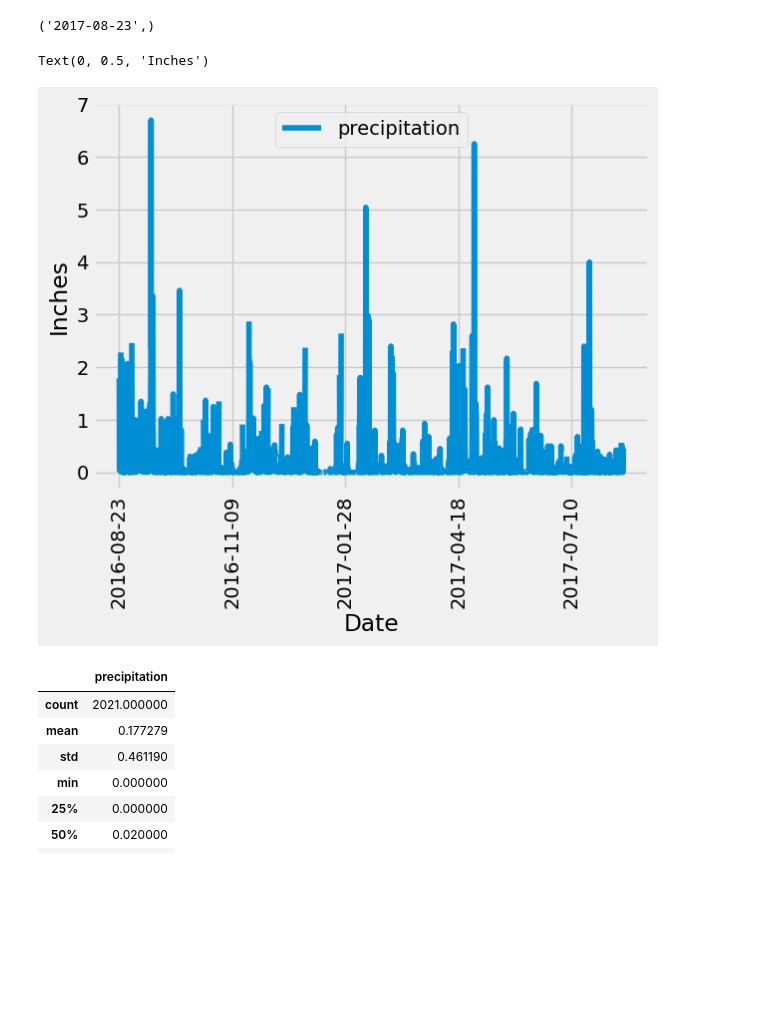
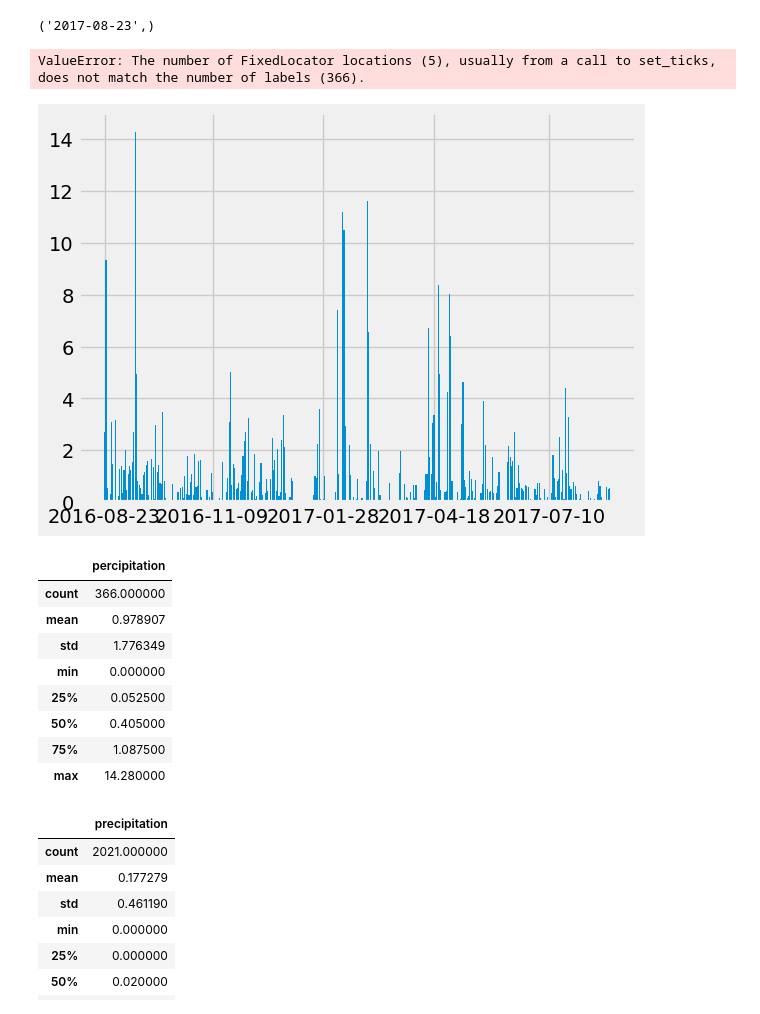
Before and after one commit to angiecfoust/sqlalchemy_challenge, a Jupyter notebook: climate_starter.ipynb, the cells around one changed output. Drawn from its saved outputs; the diff is of its cells as text; code cells hidden in the pictures; blank space fills up the shorter version.

Commit message:
precip analysis completed- has errors to resolve

```diff
--- a/climate_starter.ipynb
+++ b/climate_starter.ipynb
@@ -45,21 +77,49 @@ session = Session(engine)
 # %%
 # Design a query to retrieve the last 12 months of precipitation data and plot the results.
 # Starting from the most recent data point in the database.
 
 # Calculate the date one year from the last date in data set.
-
+query_date = dt.date(2017, 8, 23) - dt.timedelta(days = 365)
 
 # Perform a query to retrieve the data and precipitation scores
+sel = [Meas.date,
+       func.sum(Meas.prcp)]
+
+percip = session.query(*sel).\
+    filter(func.strftime(Meas.date) >= query_date).\
+    group_by(Meas.date).\
+    order_by(Meas.date).all()
 
 
 # Save the query results as a Pandas DataFrame. Explicitly set the column names
+percip_df = pd.DataFrame(percip, columns=['date', 'percipitation'])
 
 
 # Sort the dataframe by date
-
+percip_df = percip_df.sort_values(by=['date'])
 
 # Use Pandas Plotting with Matplotlib to plot the data
+x_axis = percip_df['date']
+tick_locations = ['2016-08-23', '2016-11-09', '2017-01-28', '2017-04-18', '2017-07-10']
+plt.bar(x_axis, percip_df['percipitation'])
+plt.xticks(tick_locations, percip_df['date'], rotation="vertical")
+plt.show()
 # %% [output]
-Text(0, 0.5, 'Inches')
+ValueError: The number of FixedLocator locations (5), usually from a call to set_ticks, does not match the number of labels (366).
-[figure, old version]
+[figure, new version]
+# %%
+#TEST BOX
+percip_df.describe()
+
+#note- this is working for what we want, but the numbers do not match. ask if it should be for the full data or 12 mos
+# %% [output]
+|  | percipitation |
+| count | 366.000000 |
+| mean | 0.978907 |
+| std | 1.776349 |
+| min | 0.000000 |
+| 25% | 0.052500 |
+| 50% | 0.405000 |
+| 75% | 1.087500 |
+| max | 14.280000 |
 # %%
```
Also changed, not shown: parts of 5 cells of this notebook.
